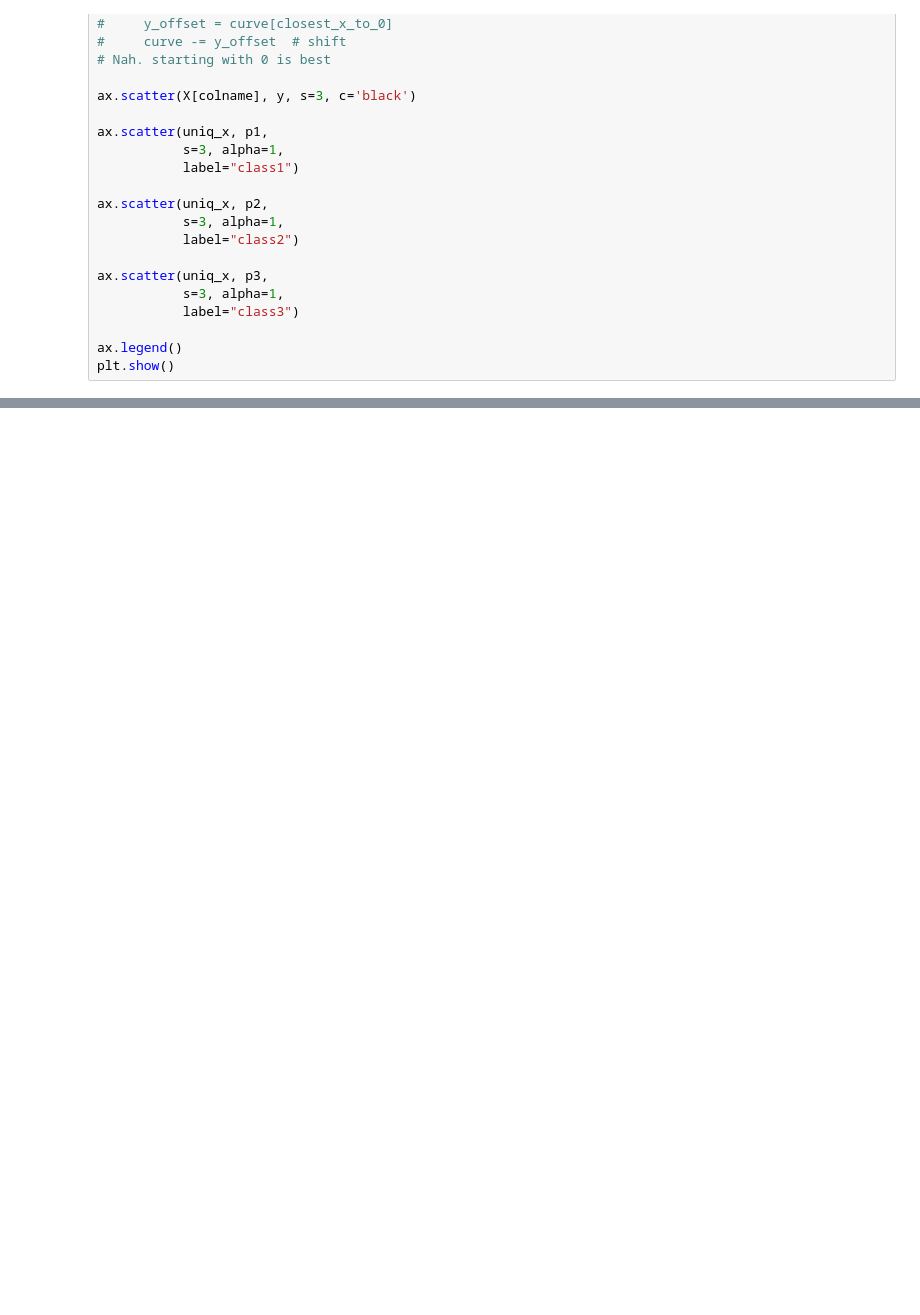
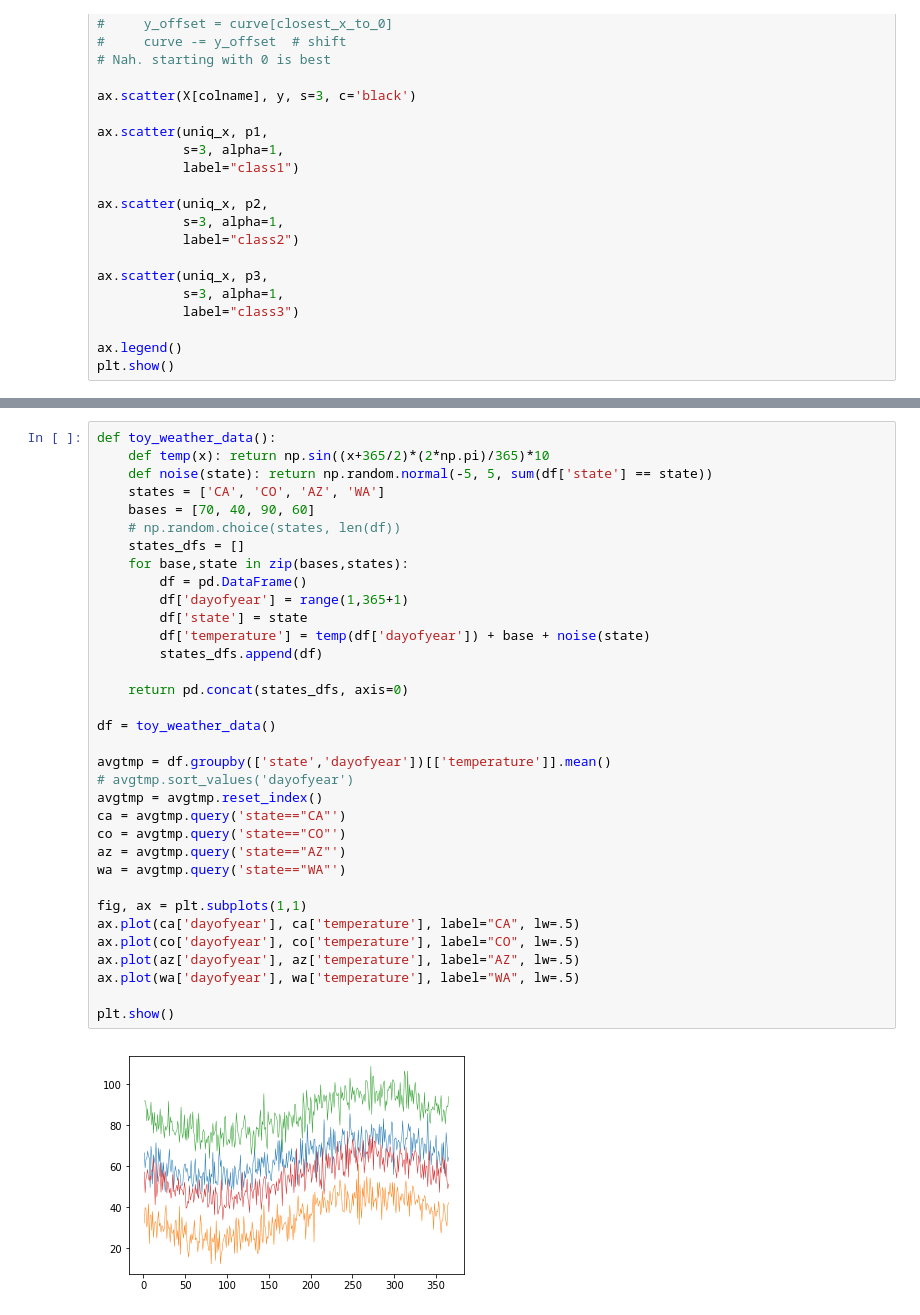
Before and after one commit to parrt/stratx, a Jupyter notebook: notebooks/playground.ipynb, the cells around one changed output, grey strips where cells are left out. Saved outputs shown, nothing was run; the diff lists cells and outputs as text; blank space fills up the shorter version.

```diff
--- a/notebooks/playground.ipynb
+++ b/notebooks/playground.ipynb
@@ -459,0 +481,36 @@ plt.show()
+# %%
+def toy_weather_data():
+    def temp(x): return np.sin((x+365/2)*(2*np.pi)/365)*10
+    def noise(state): return np.random.normal(-5, 5, sum(df['state'] == state))
+    states = ['CA', 'CO', 'AZ', 'WA']
+    bases = [70, 40, 90, 60]
+    # np.random.choice(states, len(df))
+    states_dfs = []
+    for base,state in zip(bases,states):
+        df = pd.DataFrame()
+        df['dayofyear'] = range(1,365+1)
+        df['state'] = state
+        df['temperature'] = temp(df['dayofyear']) + base + noise(state)
+        states_dfs.append(df)
+
+    return pd.concat(states_dfs, axis=0)
+
+df = toy_weather_data()
+
+avgtmp = df.groupby(['state','dayofyear'])[['temperature']].mean()
+# avgtmp.sort_values('dayofyear')
+avgtmp = avgtmp.reset_index()
+ca = avgtmp.query('state=="CA"')
+co = avgtmp.query('state=="CO"')
+az = avgtmp.query('state=="AZ"')
+wa = avgtmp.query('state=="WA"')
+
+fig, ax = plt.subplots(1,1)
+ax.plot(ca['dayofyear'], ca['temperature'], label="CA", lw=.5)
+ax.plot(co['dayofyear'], co['temperature'], label="CO", lw=.5)
+ax.plot(az['dayofyear'], az['temperature'], label="AZ", lw=.5)
+ax.plot(wa['dayofyear'], wa['temperature'], label="WA", lw=.5)
+
+plt.show()
+# %% [output]
+[figure, added]
```
Also changed, not shown: parts of 3 cells of this notebook, 46 other files.
